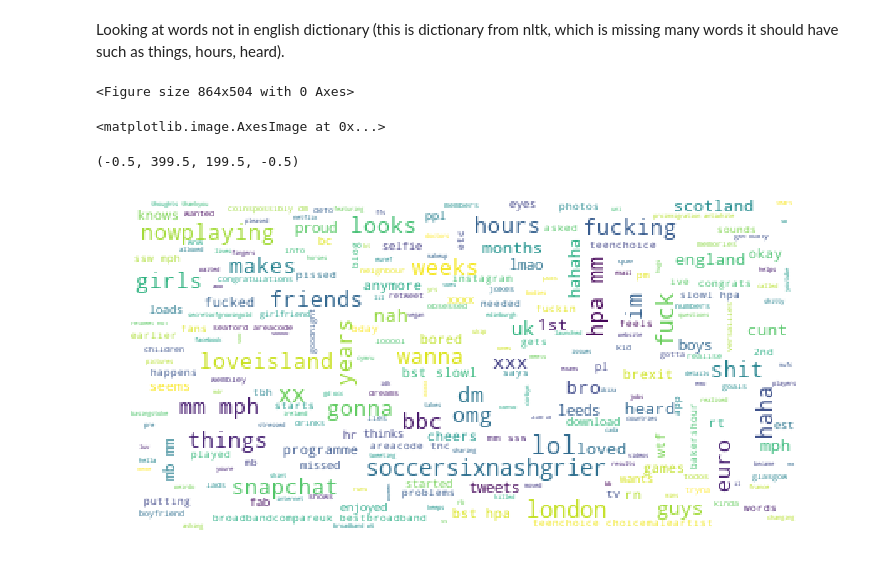
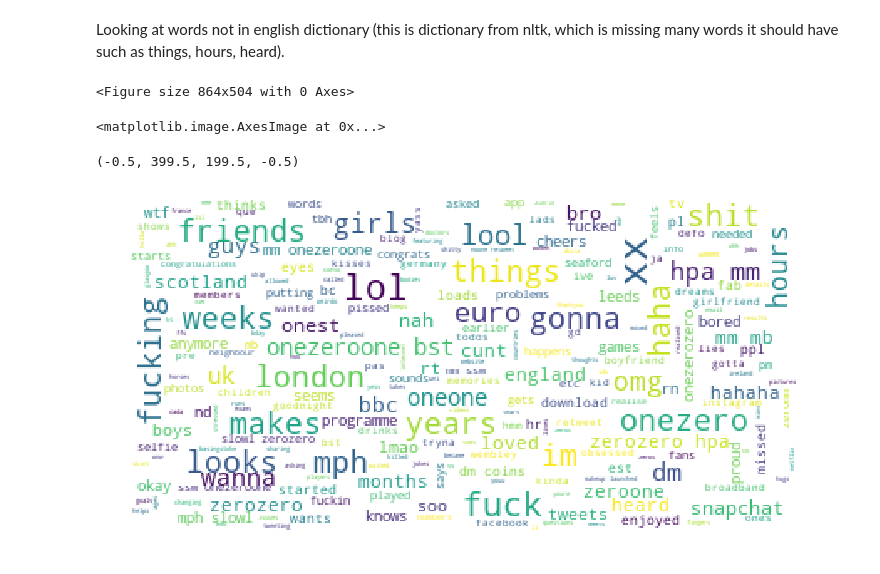
Before and after one commit to williamdaburke/twitter_sentiment_keras, a Jupyter notebook: Data_exploration.ipynb, the cells around one changed output. Drawn from its saved outputs; the diff is of its cells as text; code cells hidden in the pictures.

```diff
--- a/Data_exploration.ipynb
+++ b/Data_exploration.ipynb
@@ -366,10 +368,10 @@ sns.violinplot( x=combined_df[target], y=plot_val, ax=axes[2][2])
 # %% [markdown]
 Move towards nlp and create tokens
 # %%
-stops = set(stopwords.words('english') + ['user','url'])
+stops = set(stopwords.words('english') + ['uservariable','url','exclamation','face','hand','hands'])
 
 def tokenizer(str_input):
-    x = re.sub(r"[^A-Za-z0-9\-]", " ", preprocess_text(str_input)).lower().split()
+    x = re.sub(r"[^A-Za-z0-9\-]", " ", preprocess_text_without_emojis(str_input)).lower().split()
     words = [w for w in x if w not in stops]
     return words
 
@@ -430,15 +432,15 @@ combined_df["perc_non_english"] = combined_df["tokens"].apply(lambda x: unusual_
 # %%
 # Read the whole text.
 text = ' '.join([word for row in combined_df['unusual_words'] for word in row])
 
 # take relative word frequencies into account, lower max_font_size
-wordcloud = WordCloud(background_color="white",max_words=len(text),max_font_size=15, relative_scaling=.5).generate(text)
+wordcloud = WordCloud(background_color="white",max_words=len(text),max_font_size=25, relative_scaling=.5).generate(text)
 plt.figure()
 plt.imshow(wordcloud)
 plt.axis("off")
 plt.show()
 # %% [output]
 <Figure size 864x504 with 0 Axes>
 <matplotlib.image.AxesImage at 0x...>
 (-0.5, 399.5, 199.5, -0.5)
-[figure, old version]
+[figure, new version]
```
Also changed, not shown: parts of 4 cells of this notebook, 6 other files.
